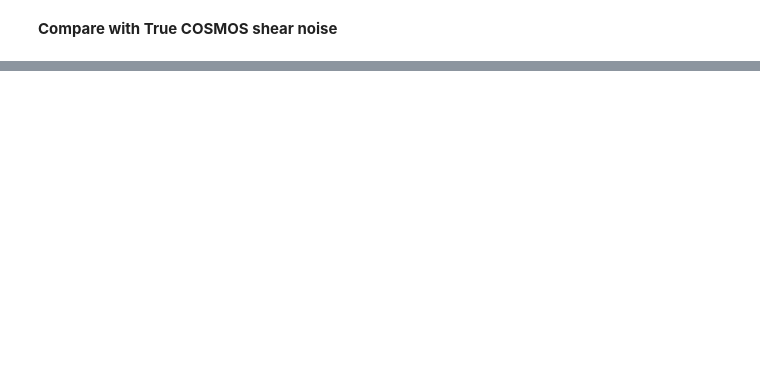
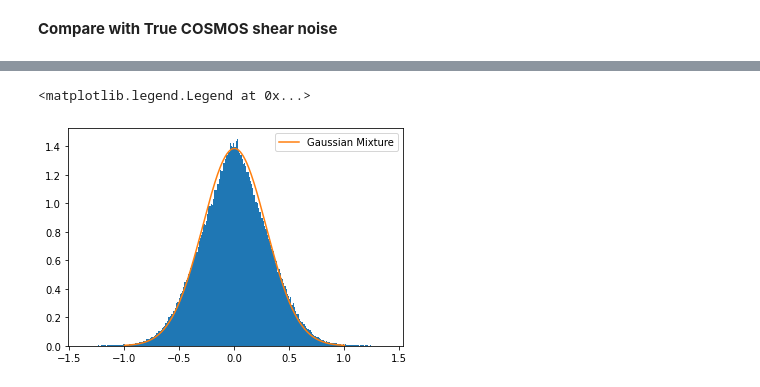
Before and after one commit to CosmoStat/jax-lensing, a Jupyter notebook: notebooks/KappaTNG_COSMOS_emulation.ipynb, the cells around one changed output, grey strips where cells are left out. Cells and saved outputs as stored; diff of their text form; code cells hidden in the pictures; blank space fills up the shorter version.

Commit message:
mixture likelihood tests

```diff
--- a/notebooks/KappaTNG_COSMOS_emulation.ipynb
+++ b/notebooks/KappaTNG_COSMOS_emulation.ipynb
@@ -93,0 +131,15 @@ print(jnp.std(cosmos_e1[~m]))
+# %%
+from jax.scipy.optimize import minimize
+
+loss = lambda p: jnp.sum((a - model(p))**2)
+# %%
+results = minimize(loss, params, method='BFGS')
+# %%
+results.x, results.nit
+z = model(results.x)
+hist(e1, 256, density=True);
+plot(coords, z, label=r'Gaussian Mixture')
+legend()
+# %% [output]
+<matplotlib.legend.Legend at 0x...>
+[figure, added]
```
Also changed, not shown: parts of 39 cells of this notebook.
